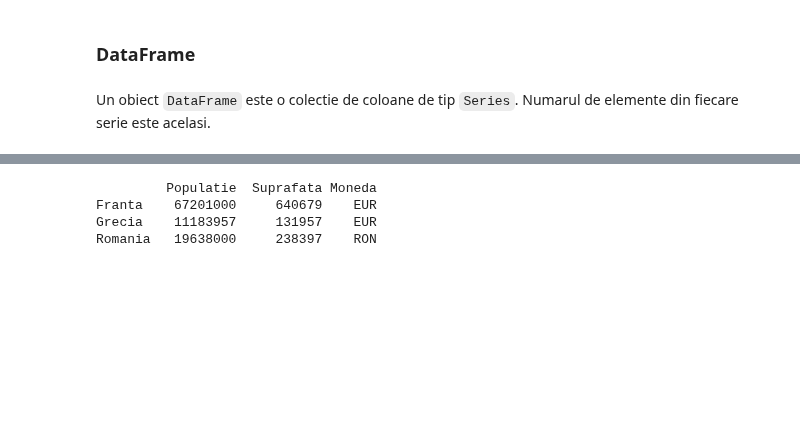
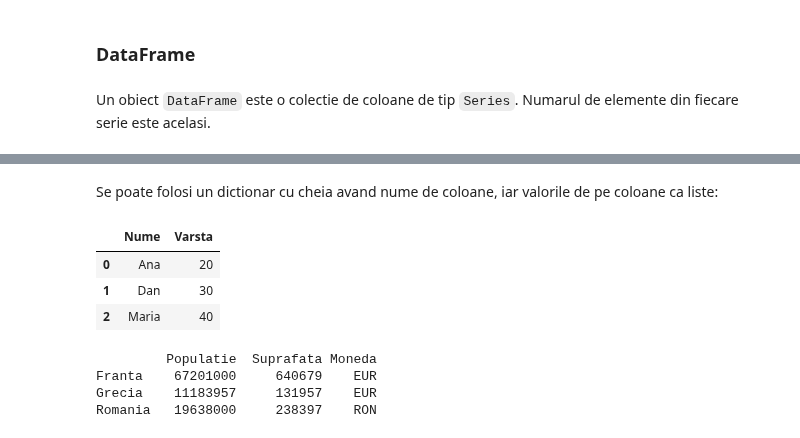
Before and after one commit to lmsasu/cursuri, a Jupyter notebook: Introducere_in_data_science/cursuri/Curs3/Curs3.ipynb, the cells around one changed output, grey strips where cells are left out. Saved outputs shown, nothing was run; the diff lists cells and outputs as text; code cells hidden in the pictures; blank space fills up the shorter version.

```diff
--- a/Introducere_in_data_science/cursuri/Curs3/Curs3.ipynb
+++ b/Introducere_in_data_science/cursuri/Curs3/Curs3.ipynb
@@ -203,3 +214,13 @@ Un obiect `DataFrame` este o colectie de coloane de tip `Series`. Numarul de ele
+# %% [markdown]
+Se poate folosi un dictionar cu cheia avand nume de coloane, iar valorile de pe coloane ca liste:
+# %%
+df = pd.DataFrame({'Nume' : ['Ana', 'Dan', 'Maria'], 'Varsta': [20,30, 40]})
+df
+# %% [output]
+|  | Nume | Varsta |
+| 0 | Ana | 20 |
+| 1 | Dan | 30 |
+| 2 | Maria | 40 |
 # %%
 geografie_suprafata = {'Romania': 238397, 'Franta': 640679, 'Grecia': 131957}
 
```
Also changed, not shown: parts of 40 cells of this notebook, 4 other files.
